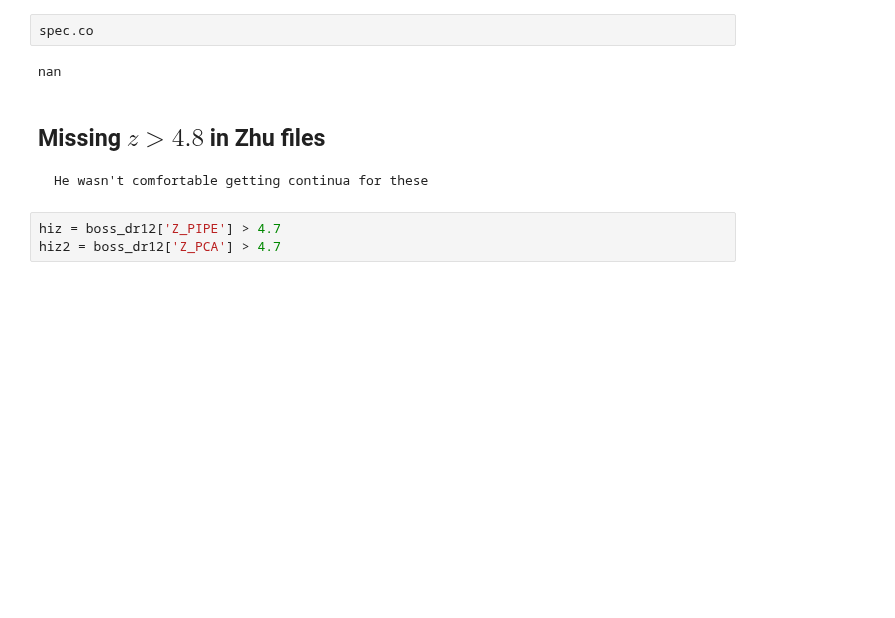
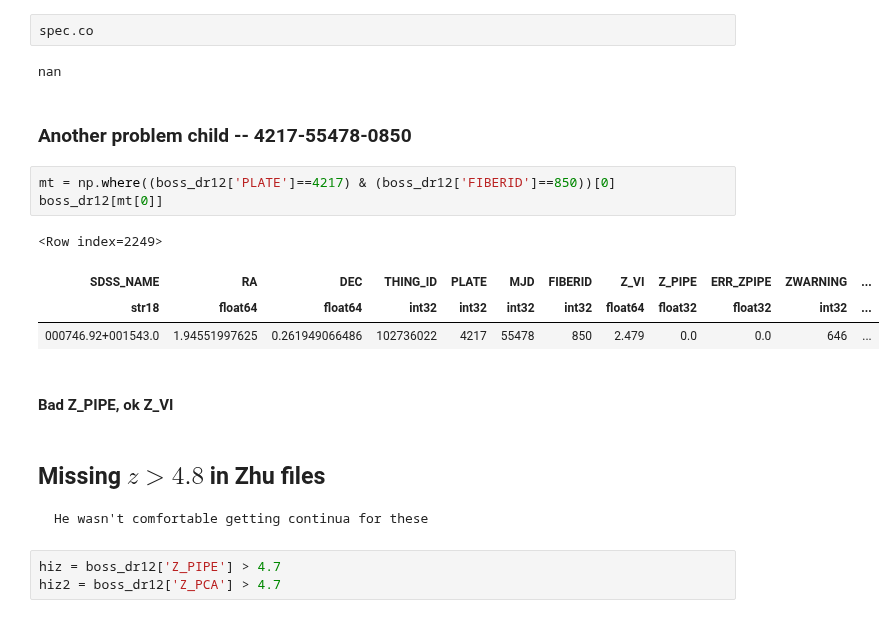
Before and after one commit to specdb/igmspec, a Jupyter notebook: docs/datasets/BOSS_DR12.ipynb, the cells around one changed output. Cells and saved outputs as stored; diff of their text form; blank space fills up the shorter version.

```diff
--- a/docs/datasets/BOSS_DR12.ipynb
+++ b/docs/datasets/BOSS_DR12.ipynb
@@ -300,6 +311,18 @@ spec = lsio.readspec('/raid/Raw_IGMspec//BOSS/DR12Q/spec-4403-55536-0848.fits.gz
 spec.co
 # %% [output]
 nan
+# %% [markdown]
+### Another problem child -- 4217-55478-0850
+# %%
+mt = np.where((boss_dr12['PLATE']==4217) & (boss_dr12['FIBERID']==850))[0]
+boss_dr12[mt[0]]
+# %% [output]
+<Row index=2249>
+| SDSS_NAME | RA | DEC | THING_ID | PLATE | MJD | FIBERID | Z_VI | Z_PIPE | ERR_ZPIPE | ZWARNING | ... |
+| str18 | float64 | float64 | int32 | int32 | int32 | int32 | float64 | float32 | float32 | int32 | ... |
+| 000746.92+001543.0 | 1.94551997625 | 0.261949066486 | 102736022 | 4217 | 55478 | 850 | 2.479 | 0.0 | 0.0 | 646 | ... |
+# %% [markdown]
+#### Bad Z_PIPE, ok Z_VI
 # %% [markdown]
 ## Missing $z>4.8$ in Zhu files
     He wasn't comfortable getting continua for these
```
Also changed, not shown: parts of 3 cells of this notebook, 2 other files.
